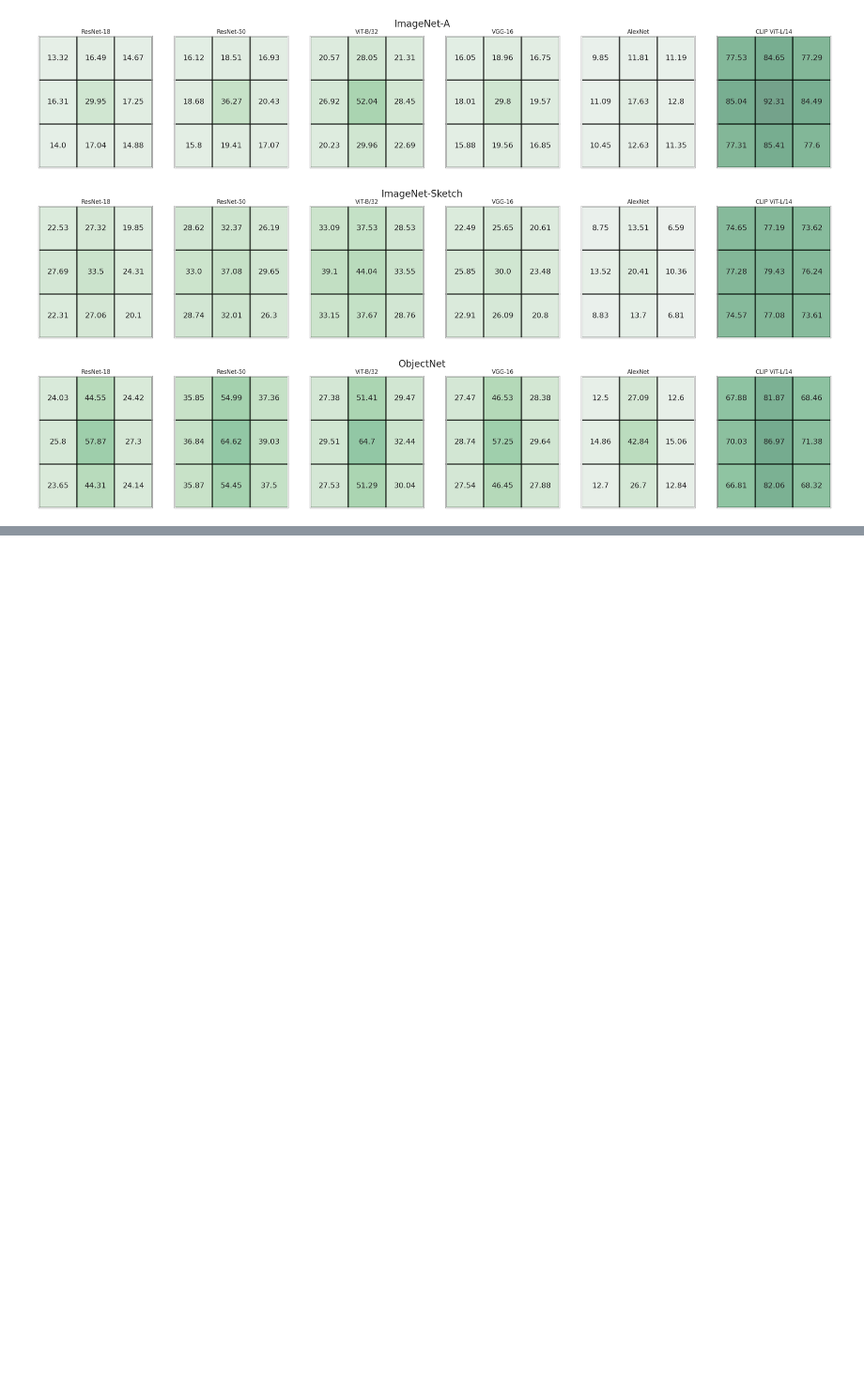
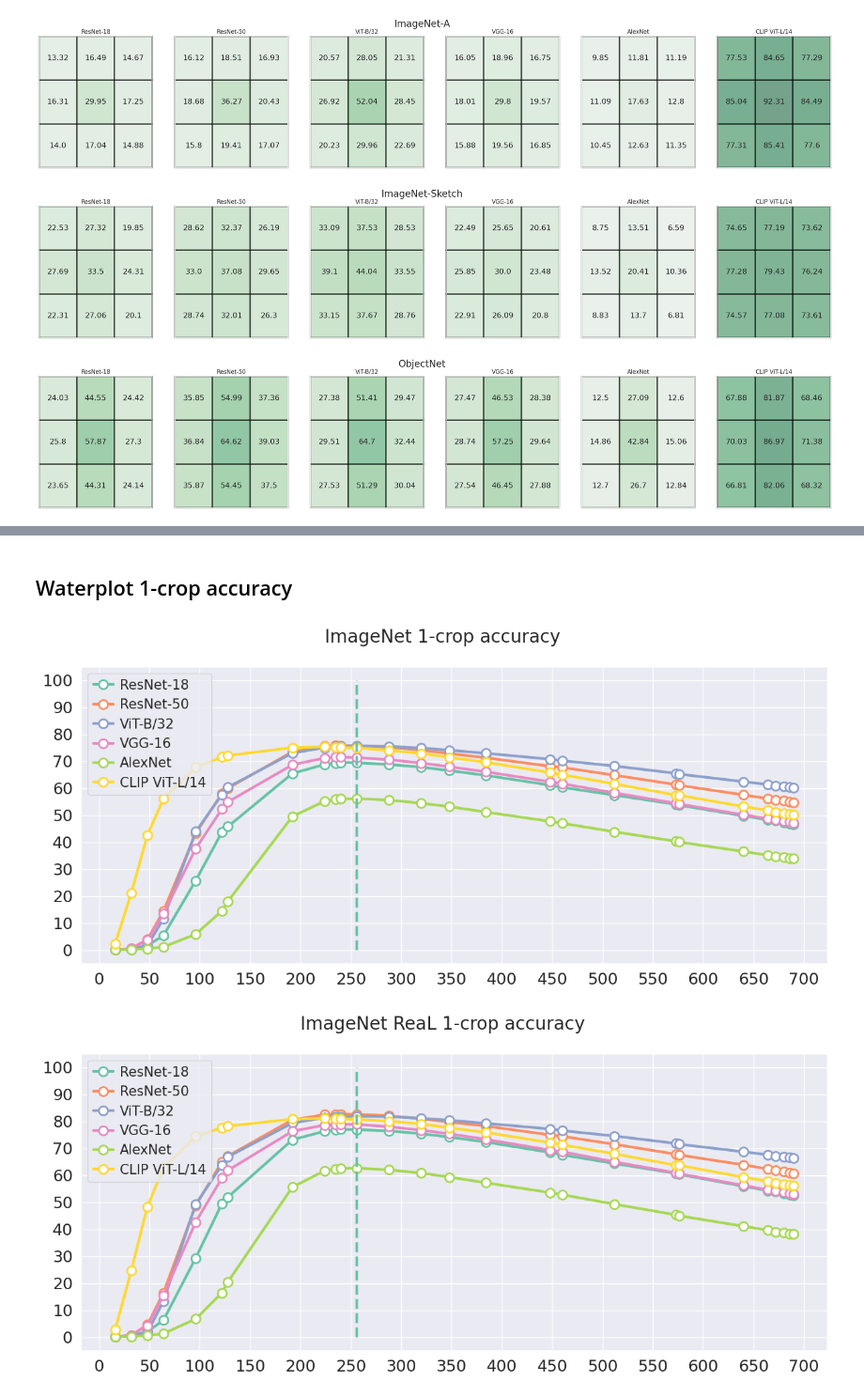
Before and after one commit to taesiri/ZoomIsAllYouNeed, a Jupyter notebook: src/analysis/classification-performance.ipynb, the cells around one changed output, grey strips where cells are left out. Shown at 94% size. Drawn from its saved outputs; the diff is of its cells as text; code cells hidden in the pictures; blank space fills up the shorter version.

```diff
--- a/src/analysis/classification-performance.ipynb
+++ b/src/analysis/classification-performance.ipynb
@@ -160,0 +293,2 @@ for dataset in dataset_names:
+# %% [markdown]
+## Waterplot 1-crop accuracy
@@ -160,0 +356,6 @@ for dataset in dataset_names:
+# %%
+for dataset in dataset_names:
+    plot_waterfall_1crop(correctness_dfs[dataset], dataset)
+# %% [output]
+[figure, added]
+[figure, added]
```
Also changed, not shown: parts of 7 cells of this notebook.
